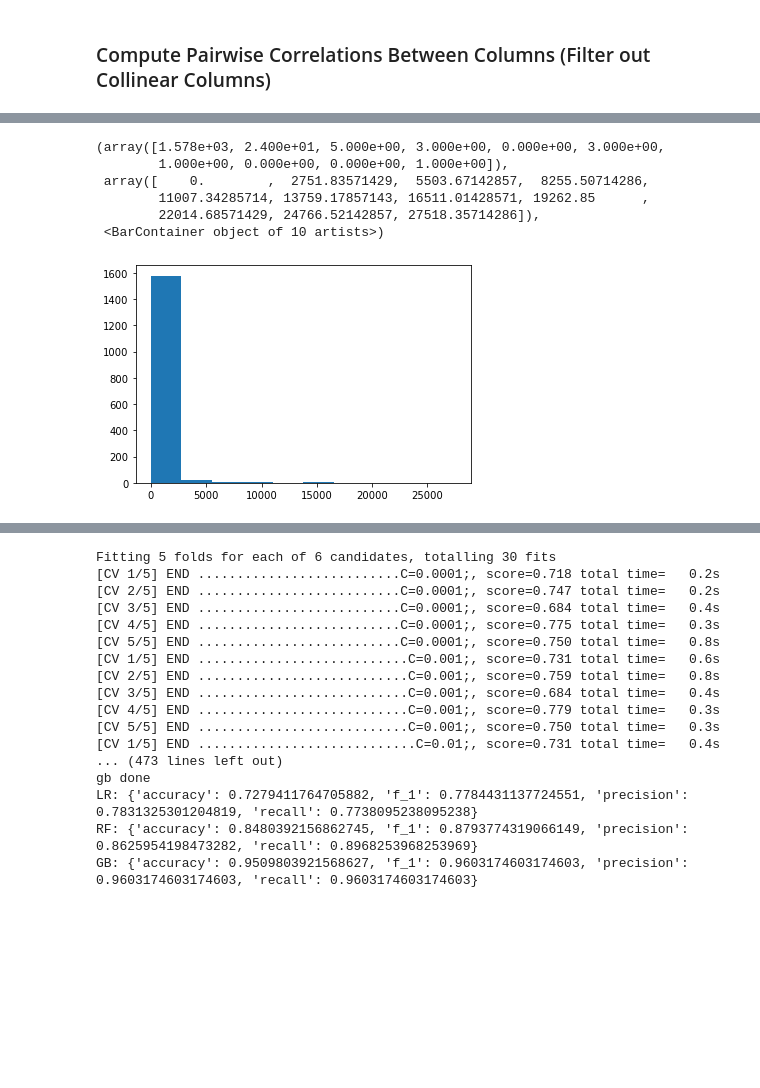
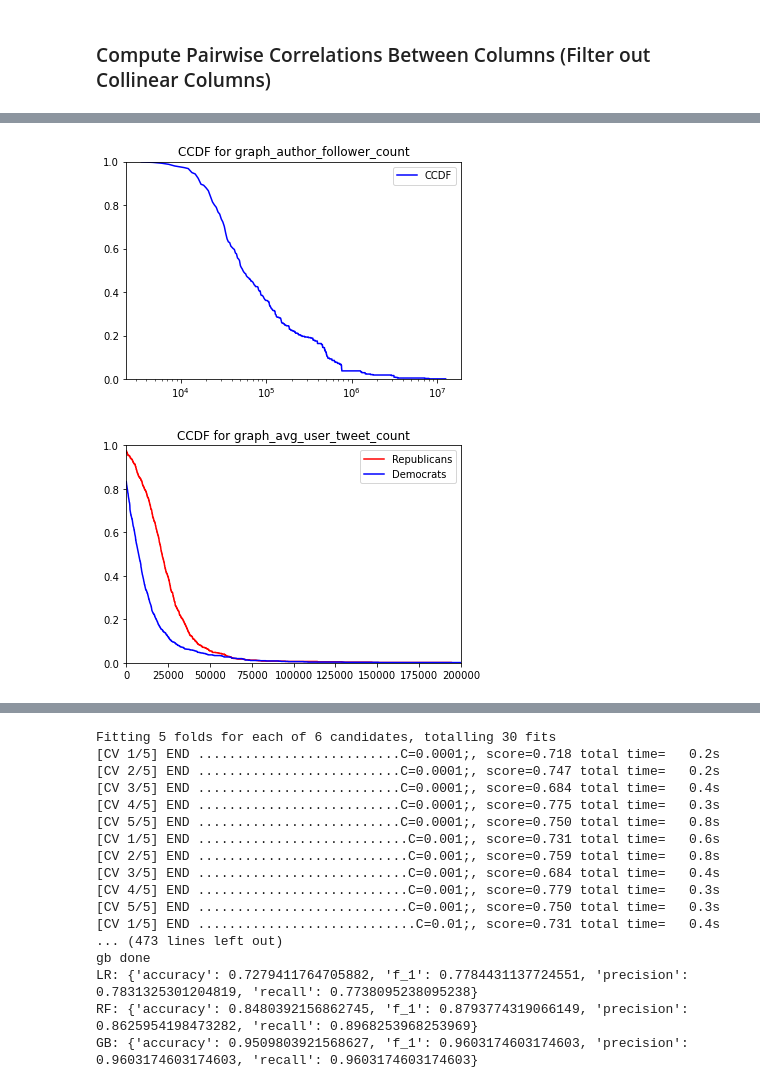
Before and after one commit to thomas-brink/MSE-231, a Jupyter notebook: assignment2/tree_graph_feature_class.ipynb, the cells around one changed output, grey strips where cells are left out. Drawn from its saved outputs; the diff is of its cells as text; code cells hidden in the pictures; blank space fills up the shorter version.

```diff
--- a/assignment2/tree_graph_feature_class.ipynb
+++ b/assignment2/tree_graph_feature_class.ipynb
@@ -332,16 +257,0 @@ list(conv_df.columns)
-# %%
-# getting data of the histogram
-count, bins_count = np.histogram(conv_df['tree_depth'], bins=10000)
-
-# finding the PDF of the histogram using count values
-pdf = count / sum(count)
-
-# using numpy np.cumsum to calculate the CDF
-# We can also find using the PDF values by looping and adding
-cdf = np.cumsum(pdf)
-ccdf = 1-cdf
-
-# plotting PDF and CDF
-plt.plot(bins_count[1:], 1-cdf, color="red", label="CCDF")
-plt.ylim(0, 1)
-plt.legend()
@@ -370,10 +257,0 @@ plt.hist(conv_df['tree_size'])
-# %%
-plt.hist(conv_df['graph_avg_user_follower_count'])
-# %% [output]
-(array([1.578e+03, 2.400e+01, 5.000e+00, 3.000e+00, 0.000e+00, 3.000e+00,
-        1.000e+00, 0.000e+00, 0.000e+00, 1.000e+00]),
- array([    0.        ,  2751.83571429,  5503.67142857,  8255.50714286,
-        11007.34285714, 13759.17857143, 16511.01428571, 19262.85      ,
-        22014.68571429, 24766.52142857, 27518.35714286]),
- <BarContainer object of 10 artists>)
-[figure, removed]
@@ -379,0 +261,24 @@ plt.hist(conv_df['graph_avg_user_follower_count'])
+# %%
+def create_ccdf_plot(plt, df, feature, color, label):
+    # getting data of the histogram
+    count, bins_count = np.histogram(df[feature], bins=10000)
+
+    # finding the PDF of the histogram using count values
+    pdf = count / sum(count)
+
+    # using numpy np.cumsum to calculate the CDF
+    # We can also find using the PDF values by looping and adding
+    cdf = np.cumsum(pdf)
+    ccdf = 1-cdf
+
+    # plotting PDF and CDF
+    plt.plot(bins_count[1:], 1-cdf, color=color, label=label)
+# %%
+def create_single_ccdf_plot(df, feature):
+    plt.figure(1)
+    create_ccdf_plot(plt, df, feature, "blue", "CCDF")
+    plt.title('CCDF for ' + feature)
+    plt.xscale("log")
+    plt.ylim(0, 1)
+    plt.legend()
+    plt.savefig('ccdf_{}.png'.format(feature))
@@ -379,0 +295,8 @@ plt.hist(conv_df['graph_avg_user_follower_count'])
+# %%
+create_single_ccdf_plot(conv_df, 'graph_author_follower_count')
+# %% [output]
+[figure, added]
+# %%
+create_joint_ccdf_plot(republicans, democrats, 'graph_avg_user_tweet_count', 200000)
+# %% [output]
+[figure, added]
```
Also changed, not shown: parts of 33 cells of this notebook, 2 other files.
